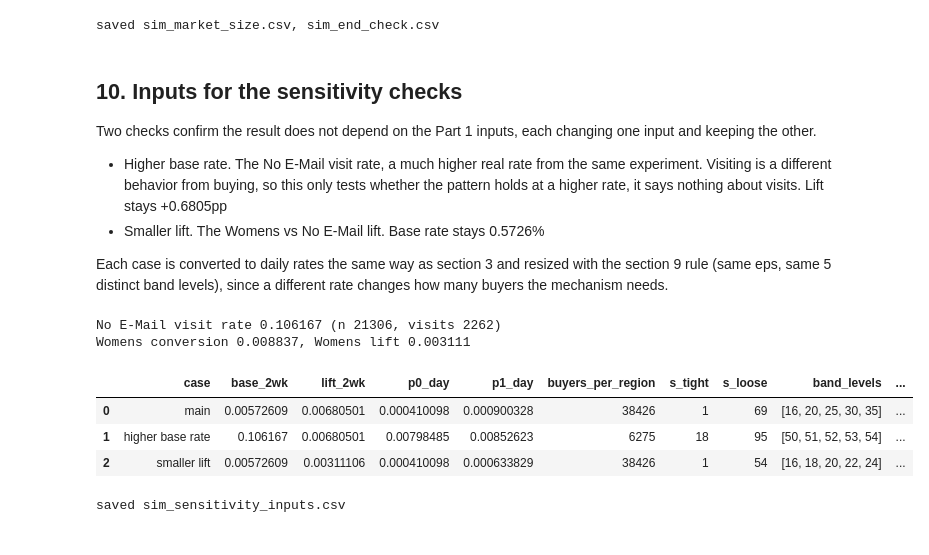
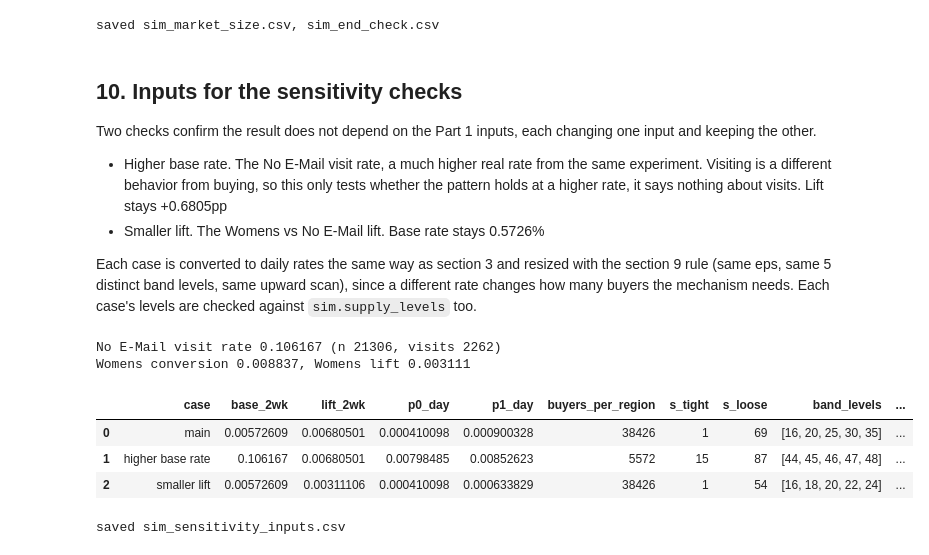
Before and after one commit to luisesparza3347/ab-testing-experiments, a Jupyter notebook: notebooks/00_sim_design_check.ipynb, the cells around one changed output. Saved outputs shown, nothing was run; the diff lists cells and outputs as text; code cells hidden in the pictures.

```diff
--- a/notebooks/00_sim_design_check.ipynb
+++ b/notebooks/00_sim_design_check.ipynb
@@ -385,17 +389,13 @@ def rule_ok(n, q0=p0_day, q1=p1_day):
     s_tight, s_loose = ends(n, q0, q1)
     return s_tight >= 1 and s_loose - s_tight + 1 >= 7 and len(set(band_levels(n, q0, q1))) == 5
 
-hi = 1_000
-while not rule_ok(hi):
-    hi *= 2
-lo = hi // 2
-while hi - lo > 1:
-    mid = (lo + hi) // 2
-    if rule_ok(mid):
-        hi = mid
-    else:
-        lo = mid
-N_mech = hi
+def smallest_n(q0, q1, start=1):
+    n = start
+    while not rule_ok(n, q0, q1):
+        n += 1
+    return n
+
+N_mech = smallest_n(p0_day, p1_day)
 s_tight, s_loose = ends(N_mech)
 print(f"eps {eps:.6e}")
 print(f"N from the mechanism rule: {N_mech} (N - 1 passes: {rule_ok(N_mech - 1)})")
@@ -452,43 +463,34 @@ Two checks confirm the result does not depend on the Part 1 inputs, each changin
 - Higher base rate. The No E-Mail visit rate, a much higher real rate from the same experiment. Visiting is a different behavior from buying, so this only tests whether the pattern holds at a higher rate, it says nothing about visits. Lift stays +0.6805pp
 - Smaller lift. The Womens vs No E-Mail lift. Base rate stays 0.5726%
 
-Each case is converted to daily rates the same way as section 3 and resized with the section 9 rule (same eps, same 5 distinct band levels), since a different rate changes how many buyers the mechanism needs.
+Each case is converted to daily rates the same way as section 3 and resized with the section 9 rule (same eps, same 5 distinct band levels, same upward scan), since a different rate changes how many buyers the mechanism needs. Each case's levels are checked against `sim.supply_levels` too.
 # %%
 visit_base = control["visit"].mean()
 p_womens = df.loc[df["segment"] == "Womens E-Mail", "conversion"].mean()
 lift_womens = p_womens - p0
 print(f"No E-Mail visit rate {visit_base:.6f} (n {len(control)}, visits {int(control['visit'].sum())})")
 print(f"Womens conversion {p_womens:.6f}, Womens lift {lift_womens:.6f}")
 
 def size_for(q0, q1):
-    ok = lambda n: rule_ok(n, q0, q1)
-    hi = 10
-    while not ok(hi):
-        hi *= 2
-    lo = hi // 2
-    while hi - lo > 1:
-        mid = (lo + hi) // 2
-        if ok(mid):
-            hi = mid
-        else:
-            lo = mid
-    return hi, ends(hi, q0, q1)
+    n = smallest_n(q0, q1)
+    return n, ends(n, q0, q1)
 
 rows = []
 for case, b, l in [("main", p0, lift), ("higher base rate", visit_base, lift), ("smaller lift", p0, lift_womens)]:
     q0, q1 = to_daily(b), to_daily(b + l)
     n_case, (st, sl) = size_for(q0, q1)
     rows.append({"case": case, "base_2wk": b, "lift_2wk": l, "p0_day": q0, "p1_day": q1,
                  "buyers_per_region": n_case, "s_tight": st, "s_loose": sl, "band_levels": band_levels(n_case, q0, q1).tolist(),
                  "demand_no_discount": n_case * q0, "demand_discounted": n_case * q1})
+    assert sim.supply_levels(n_case, q0, q1, eps)[0].tolist() == [st, *band_levels(n_case, q0, q1).tolist(), sl]
 sensitivity_inputs = pd.DataFrame(rows)
 sensitivity_inputs
 # %% [output]
 No E-Mail visit rate 0.106167 (n 21306, visits 2262)
 Womens conversion 0.008837, Womens lift 0.003111
 |  | case | base_2wk | lift_2wk | p0_day | p1_day | buyers_per_region | s_tight | s_loose | band_levels | ... |
 | 0 | main | 0.00572609 | 0.00680501 | 0.000410098 | 0.000900328 | 38426 | 1 | 69 | [16, 20, 25, 30, 35] | ... |
-| 1 | higher base rate | 0.106167 | 0.00680501 | 0.00798485 | 0.00852623 | 6275 | 18 | 95 | [50, 51, 52, 53, 54] | ... |
+| 1 | higher base rate | 0.106167 | 0.00680501 | 0.00798485 | 0.00852623 | 5572 | 15 | 87 | [44, 45, 46, 47, 48] | ... |
 | 2 | smaller lift | 0.00572609 | 0.00311106 | 0.000410098 | 0.000633829 | 38426 | 1 | 54 | [16, 18, 20, 22, 24] | ... |
 # %%
 sensitivity_inputs.to_csv(TABLES / "sim_sensitivity_inputs.csv", index=False)
```
Also changed, not shown: parts of 7 cells of this notebook, 3 other files.
